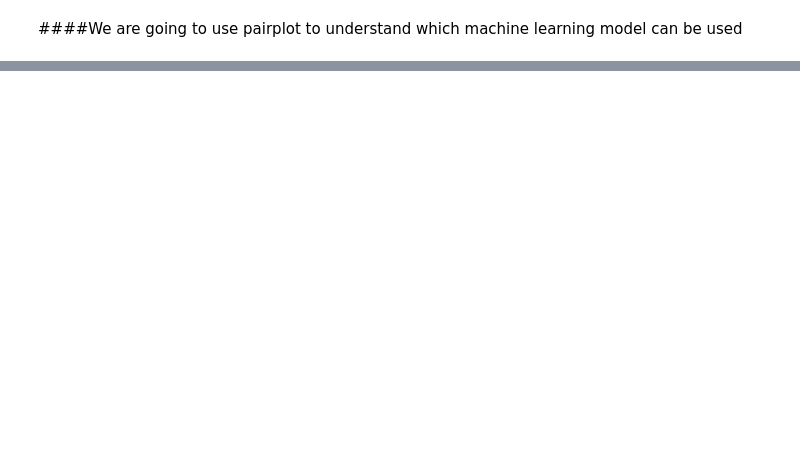
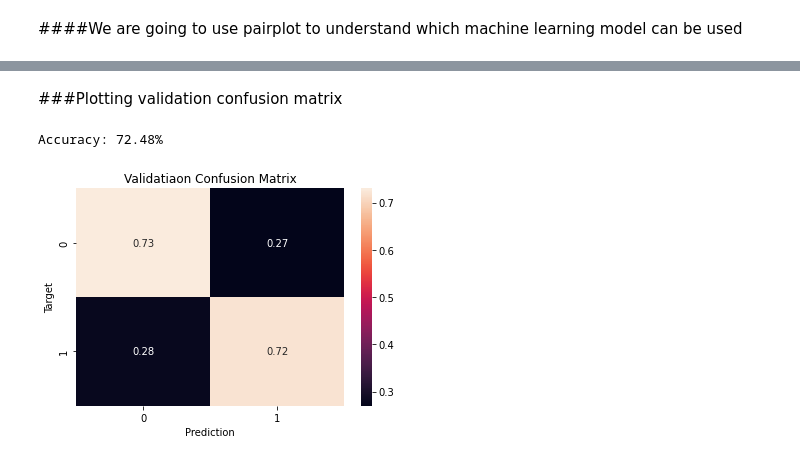
Before and after one commit to smishra9/Basic-practice, a Jupyter notebook: Untitled12.ipynb, the cells around one changed output, grey strips where cells are left out. Saved outputs shown, nothing was run; the diff lists cells and outputs as text; code cells hidden in the pictures; blank space fills up the shorter version.

```diff
--- a/Untitled12.ipynb
+++ b/Untitled12.ipynb
@@ -453,0 +508,3 @@ KeyboardInterrupt: ignored
+# %%
+####Joining the X_res and Y_res for data partition
+final = pd.concat([train,Y_res],axis=1)
@@ -453,0 +533,5 @@ KeyboardInterrupt: ignored
+# %%
+###Dividing the data into training , validation and test set
+from sklearn.model_selection import train_test_split
+train_val_df, test_df = train_test_split(final, test_size=0.2, random_state=42)
+train_df, val_df = train_test_split(train_val_df, test_size=0.25, random_state=42)
@@ -453,0 +720,4 @@ KeyboardInterrupt: ignored
+# %%
+from sklearn.linear_model  import LogisticRegression
+model= LogisticRegression(solver='liblinear')
+model.fit(train_inputs,train_targets)
@@ -453,0 +793,15 @@ KeyboardInterrupt: ignored
+# %%
+def predict_and_plot(inputs, targets, name=''):
+    preds = model.predict(inputs)
+
+    accuracy = accuracy_score(targets, preds)
+    print("Accuracy: {:.2f}%".format(accuracy * 100))
+
+    cf = confusion_matrix(targets, preds, normalize='true')
+    plt.figure()
+    sns.heatmap(cf, annot=True)
+    plt.xlabel('Prediction')
+    plt.ylabel('Target')
+    plt.title('{} Confusion Matrix'.format(name));
+
+    return preds
@@ -453,0 +813,7 @@ KeyboardInterrupt: ignored
+# %% [markdown]
+###Plotting validation confusion matrix
+# %%
+val_preds = predict_and_plot(val_inputs, val_targets, 'Validatiaon')
+# %% [output]
+Accuracy: 72.48%
+[figure, added]
```
Also changed, not shown: parts of 41 cells of this notebook.
